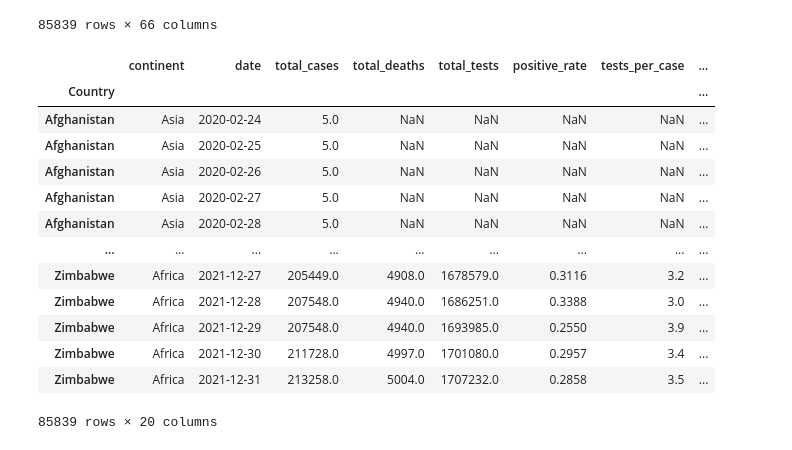
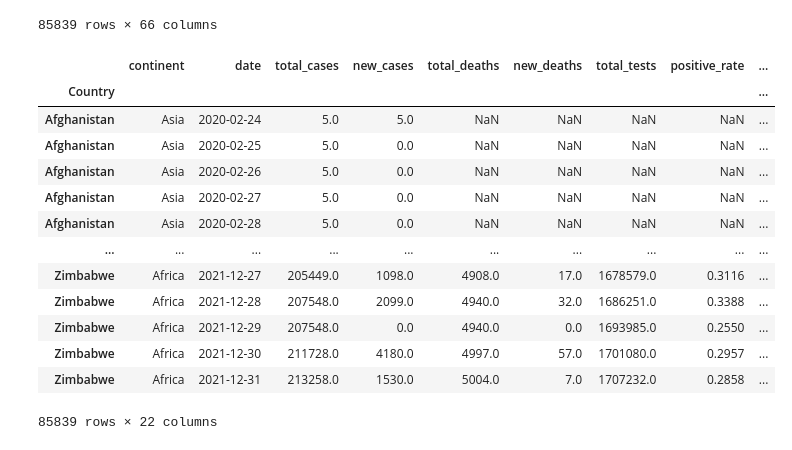
Before and after one commit to sterlingvm/Data_Bootcamp_Project, a Jupyter notebook: COVID.ipynb, the cells around one changed output. Drawn from its saved outputs; the diff is of its cells as text; code cells hidden in the pictures.

```diff
--- a/COVID.ipynb
+++ b/COVID.ipynb
@@ -63,22 +63,22 @@ covid_df
 | Zimbabwe | ZWE | Africa | 2021-12-31 | 213258.0 | 1530.0 | 1503.143 | 5004.0 | 7.0 | ... |
 85839 rows × 66 columns
 # %%
-covid_df.drop(["iso_code","new_cases","new_cases_smoothed","new_deaths","new_deaths_smoothed","new_cases_per_million","new_cases_smoothed_per_million","new_deaths_per_million","new_deaths_smoothed_per_million","reproduction_rate","icu_patients","icu_patients_per_million","hosp_patients","hosp_patients_per_million","weekly_icu_admissions","weekly_icu_admissions_per_million","weekly_hosp_admissions","weekly_hosp_admissions_per_million","new_tests","new_tests_per_thousand","new_tests_smoothed","new_tests_smoothed_per_thousand","tests_units","new_vaccinations","new_vaccinations_smoothed","total_vaccinations_per_hundred","people_vaccinated_per_hundred","people_fully_vaccinated_per_hundred","total_boosters_per_hundred","new_vaccinations_smoothed_per_million","new_people_vaccinated_smoothed","new_people_vaccinated_smoothed_per_hundred","stringency_index","hospital_beds_per_thousand","human_development_index","excess_mortality_cumulative_absolute","excess_mortality_cumulative","excess_mortality","excess_mortality_cumulative_per_million","handwashing_facilities", "extreme_poverty", "female_smokers", "male_smokers", "total_cases_per_million", "total_deaths_per_million", "total_tests_per_thousand"], axis=1, inplace=True)
+covid_df.drop(["iso_code","new_cases_smoothed","new_deaths_smoothed","new_cases_per_million","new_cases_smoothed_per_million","new_deaths_per_million","new_deaths_smoothed_per_million","reproduction_rate","icu_patients","icu_patients_per_million","hosp_patients","hosp_patients_per_million","weekly_icu_admissions","weekly_icu_admissions_per_million","weekly_hosp_admissions","weekly_hosp_admissions_per_million","new_tests","new_tests_per_thousand","new_tests_smoothed","new_tests_smoothed_per_thousand","tests_units","new_vaccinations","new_vaccinations_smoothed","total_vaccinations_per_hundred","people_vaccinated_per_hundred","people_fully_vaccinated_per_hundred","total_boosters_per_hundred","new_vaccinations_smoothed_per_million","new_people_vaccinated_smoothed","new_people_vaccinated_smoothed_per_hundred","stringency_index","hospital_beds_per_thousand","human_development_index","excess_mortality_cumulative_absolute","excess_mortality_cumulative","excess_mortality","excess_mortality_cumulative_per_million","handwashing_facilities", "extreme_poverty", "female_smokers", "male_smokers", "total_cases_per_million", "total_deaths_per_million", "total_tests_per_thousand"], axis=1, inplace=True)
 covid_df
 # %% [output]
-|  | continent | date | total_cases | total_deaths | total_tests | positive_rate | tests_per_case | ... |
-| Country |  |  |  |  |  |  |  | ... |
-| Afghanistan | Asia | 2020-02-24 | 5.0 | NaN | NaN | NaN | NaN | ... |
-| Afghanistan | Asia | 2020-02-25 | 5.0 | NaN | NaN | NaN | NaN | ... |
-| Afghanistan | Asia | 2020-02-26 | 5.0 | NaN | NaN | NaN | NaN | ... |
-| Afghanistan | Asia | 2020-02-27 | 5.0 | NaN | NaN | NaN | NaN | ... |
-| Afghanistan | Asia | 2020-02-28 | 5.0 | NaN | NaN | NaN | NaN | ... |
-| ... | ... | ... | ... | ... | ... | ... | ... | ... |
-| Zimbabwe | Africa | 2021-12-27 | 205449.0 | 4908.0 | 1678579.0 | 0.3116 | 3.2 | ... |
-| Zimbabwe | Africa | 2021-12-28 | 207548.0 | 4940.0 | 1686251.0 | 0.3388 | 3.0 | ... |
-| Zimbabwe | Africa | 2021-12-29 | 207548.0 | 4940.0 | 1693985.0 | 0.2550 | 3.9 | ... |
-| Zimbabwe | Africa | 2021-12-30 | 211728.0 | 4997.0 | 1701080.0 | 0.2957 | 3.4 | ... |
-| Zimbabwe | Africa | 2021-12-31 | 213258.0 | 5004.0 | 1707232.0 | 0.2858 | 3.5 | ... |
+|  | continent | date | total_cases | new_cases | total_deaths | new_deaths | total_tests | positive_rate | ... |
+| Country |  |  |  |  |  |  |  |  | ... |
+| Afghanistan | Asia | 2020-02-24 | 5.0 | 5.0 | NaN | NaN | NaN | NaN | ... |
+| Afghanistan | Asia | 2020-02-25 | 5.0 | 0.0 | NaN | NaN | NaN | NaN | ... |
+| Afghanistan | Asia | 2020-02-26 | 5.0 | 0.0 | NaN | NaN | NaN | NaN | ... |
+| Afghanistan | Asia | 2020-02-27 | 5.0 | 0.0 | NaN | NaN | NaN | NaN | ... |
+| Afghanistan | Asia | 2020-02-28 | 5.0 | 0.0 | NaN | NaN | NaN | NaN | ... |
+| ... | ... | ... | ... | ... | ... | ... | ... | ... | ... |
+| Zimbabwe | Africa | 2021-12-27 | 205449.0 | 1098.0 | 4908.0 | 17.0 | 1678579.0 | 0.3116 | ... |
+| Zimbabwe | Africa | 2021-12-28 | 207548.0 | 2099.0 | 4940.0 | 32.0 | 1686251.0 | 0.3388 | ... |
+| Zimbabwe | Africa | 2021-12-29 | 207548.0 | 0.0 | 4940.0 | 0.0 | 1693985.0 | 0.2550 | ... |
+| Zimbabwe | Africa | 2021-12-30 | 211728.0 | 4180.0 | 4997.0 | 57.0 | 1701080.0 | 0.2957 | ... |
+| Zimbabwe | Africa | 2021-12-31 | 213258.0 | 1530.0 | 5004.0 | 7.0 | 1707232.0 | 0.2858 | ... |
-85839 rows × 20 columns
+85839 rows × 22 columns
 # %%
 # filter covid df on most recent date (12/31/21)
```
Also changed, not shown: parts of 6 cells of this notebook, 4 other files.
